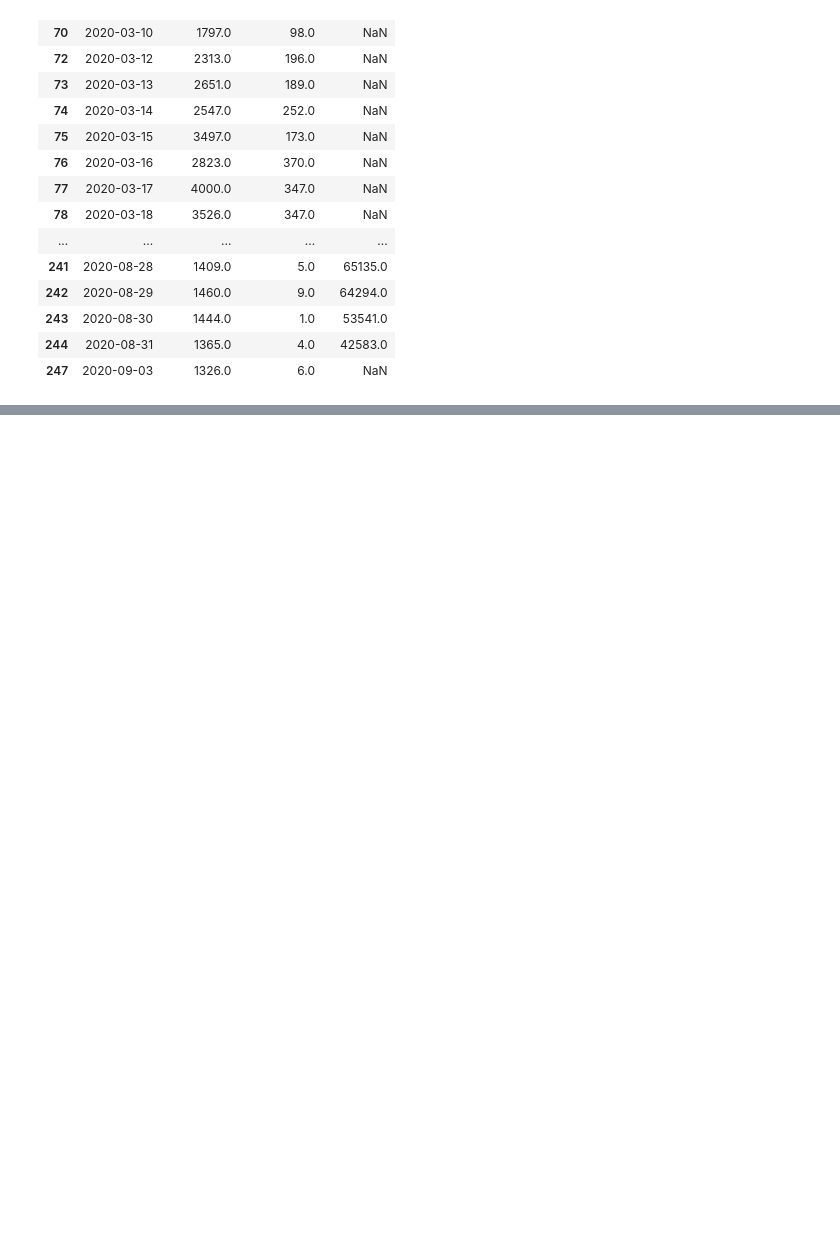
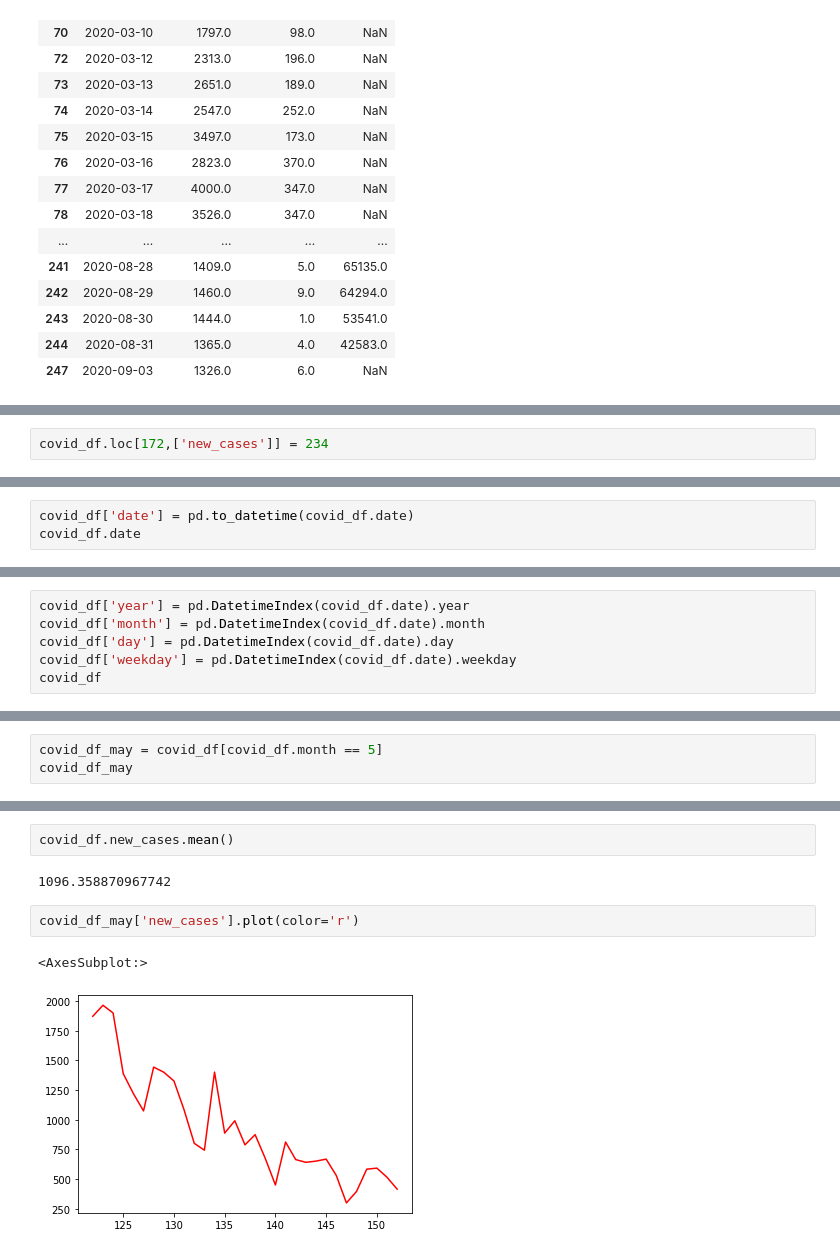
Before and after one commit to RndmCodeGuy20/Data-Analysis-w-Pandas, a Jupyter notebook: Examples/CovidItaly.ipynb, the cells around one changed output, grey strips where cells are left out. Drawn from its saved outputs; the diff is of its cells as text; blank space fills up the shorter version.

```diff
--- a/Examples/CovidItaly.ipynb
+++ b/Examples/CovidItaly.ipynb
@@ -259,0 +363,2 @@ with pd.option_context('display.max_rows', 100):
+# %%
+covid_df.loc[172,['new_cases']] = 234
@@ -259,0 +380,3 @@ with pd.option_context('display.max_rows', 100):
+# %%
+covid_df['date'] = pd.to_datetime(covid_df.date)
+covid_df.date
@@ -259,0 +396,6 @@ with pd.option_context('display.max_rows', 100):
+# %%
+covid_df['year'] = pd.DatetimeIndex(covid_df.date).year
+covid_df['month'] = pd.DatetimeIndex(covid_df.date).month
+covid_df['day'] = pd.DatetimeIndex(covid_df.date).day
+covid_df['weekday'] = pd.DatetimeIndex(covid_df.date).weekday
+covid_df
@@ -259,0 +416,3 @@ with pd.option_context('display.max_rows', 100):
+# %%
+covid_df_may = covid_df[covid_df.month == 5]
+covid_df_may
@@ -259,0 +451,9 @@ with pd.option_context('display.max_rows', 100):
+# %%
+covid_df.new_cases.mean()
+# %% [output]
+1096.358870967742
+# %%
+covid_df_may['new_cases'].plot(color='r')
+# %% [output]
+<AxesSubplot:>
+[figure, added]
```
Also changed, not shown: parts of 47 cells of this notebook, 2 other files.
